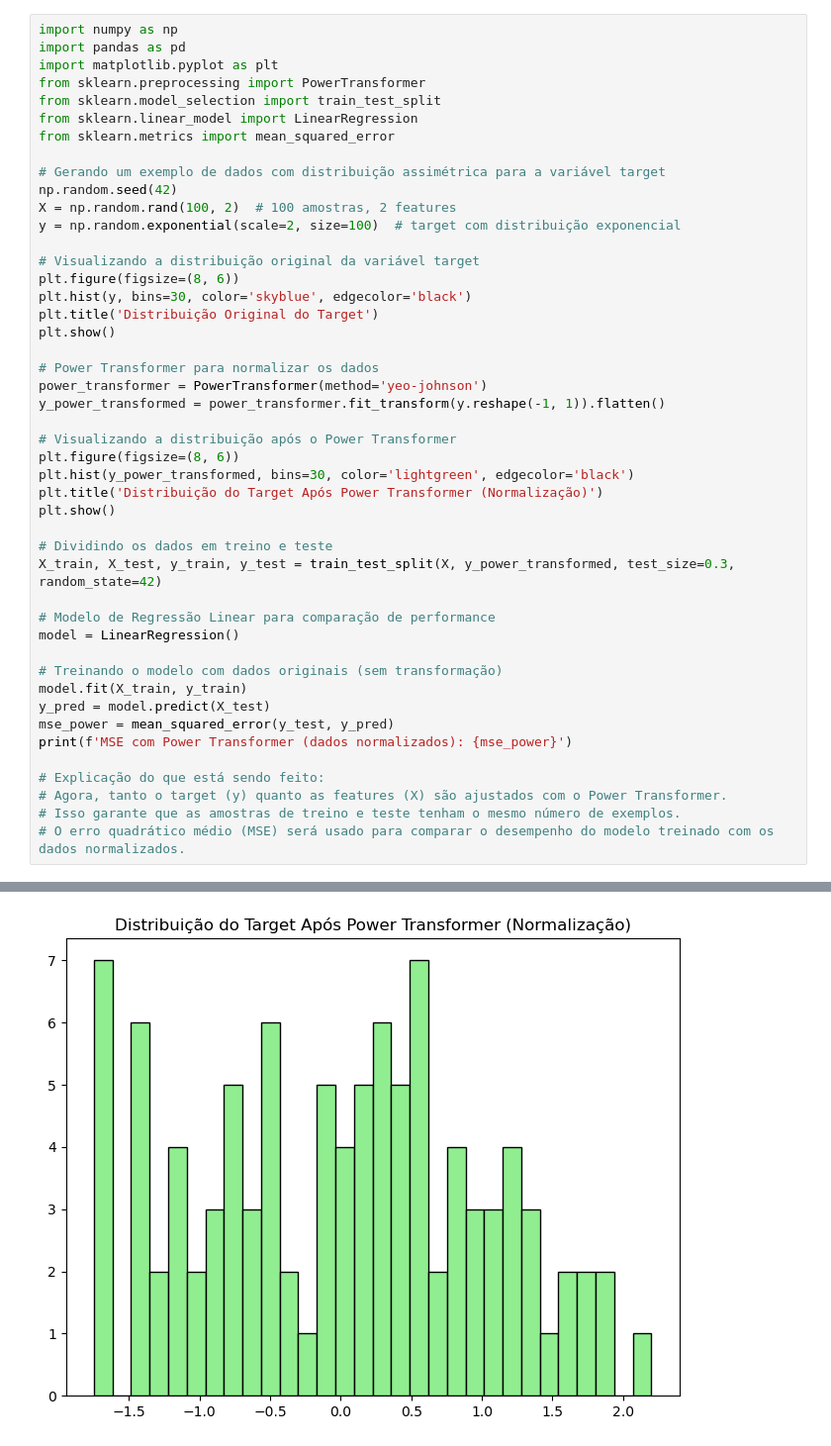
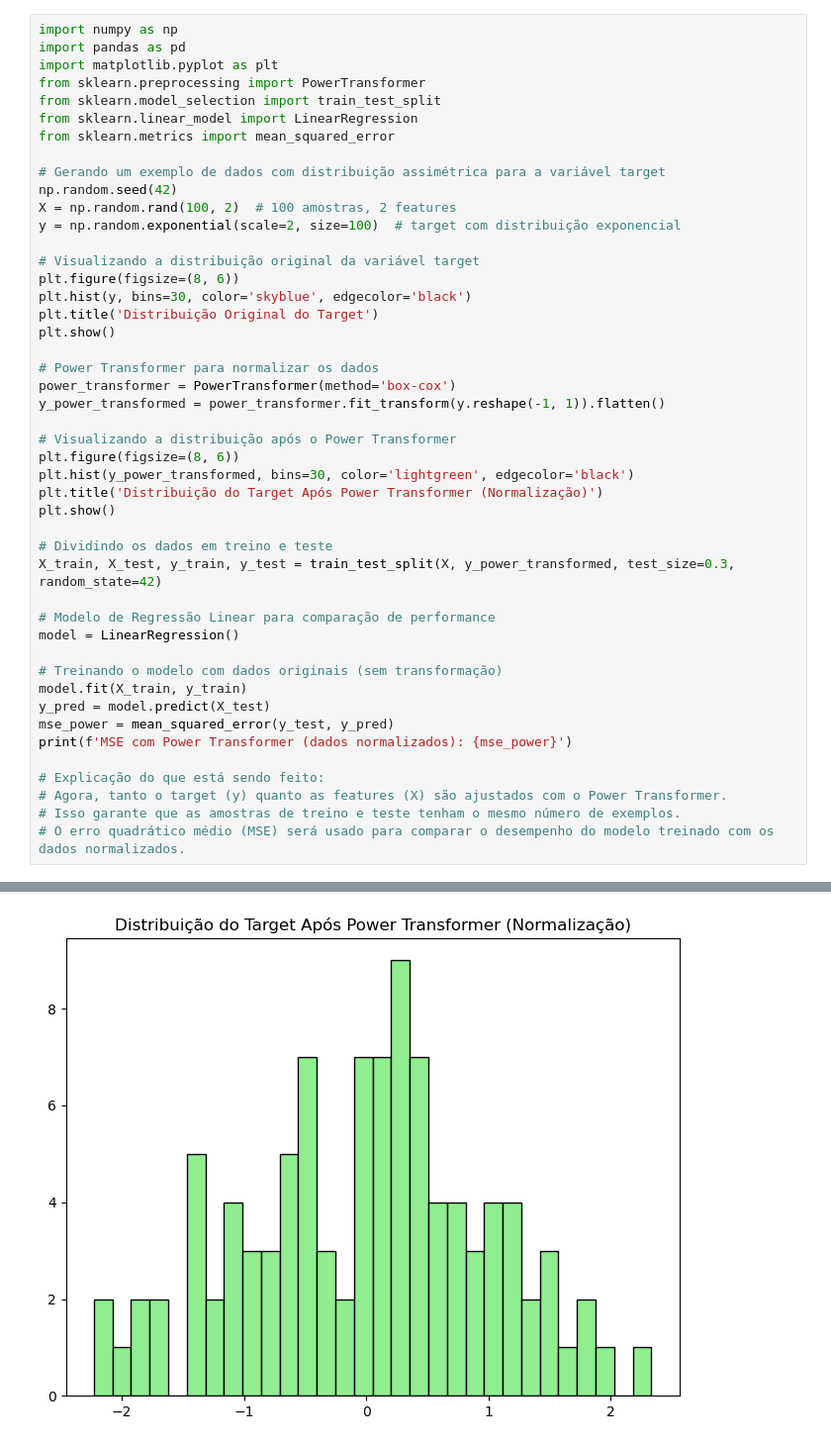
Before and after one commit to vinivaliati/study, a Jupyter notebook: DS/Regressao/06_target_transform.ipynb, the cells around one changed output, grey strips where cells are left out. Shown: that part at 99% size. Cells and saved outputs as stored; diff of their text form.

```diff
--- a/DS/Regressao/06_target_transform.ipynb
+++ b/DS/Regressao/06_target_transform.ipynb
@@ -18,32 +18,32 @@ plt.hist(y, bins=30, color='skyblue', edgecolor='black')
 plt.title('Distribuição Original do Target')
 plt.show()
 
 # Power Transformer para normalizar os dados
-power_transformer = PowerTransformer(method='yeo-johnson')
+power_transformer = PowerTransformer(method='box-cox')
 y_power_transformed = power_transformer.fit_transform(y.reshape(-1, 1)).flatten()
 
 # Visualizando a distribuição após o Power Transformer
 plt.figure(figsize=(8, 6))
 plt.hist(y_power_transformed, bins=30, color='lightgreen', edgecolor='black')
 plt.title('Distribuição do Target Após Power Transformer (Normalização)')
 plt.show()
 
 # Dividindo os dados em treino e teste
 X_train, X_test, y_train, y_test = train_test_split(X, y_power_transformed, test_size=0.3, random_state=42)
 
 # Modelo de Regressão Linear para comparação de performance
 model = LinearRegression()
 
 # Treinando o modelo com dados originais (sem transformação)
 model.fit(X_train, y_train)
 y_pred = model.predict(X_test)
 mse_power = mean_squared_error(y_test, y_pred)
 print(f'MSE com Power Transformer (dados normalizados): {mse_power}')
 
 # Explicação do que está sendo feito:
 # Agora, tanto o target (y) quanto as features (X) são ajustados com o Power Transformer.
 # Isso garante que as amostras de treino e teste tenham o mesmo número de exemplos.
 # O erro quadrático médio (MSE) será usado para comparar o desempenho do modelo treinado com os dados normalizados.
 # %% [output]
 [figure]
-[figure, old version]
+[figure, new version]
```
Also changed, not shown: parts of 1 cell of this notebook, 1 other file.
